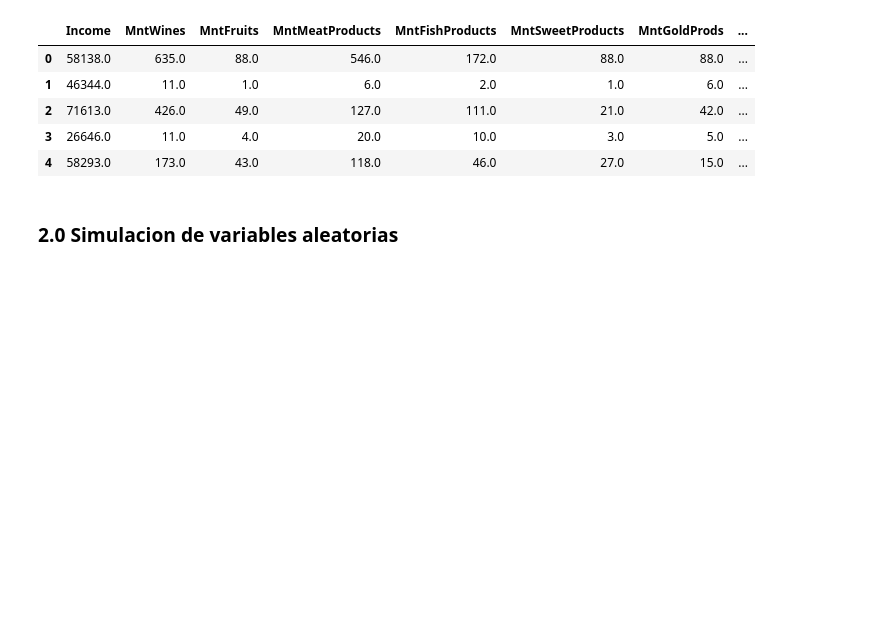
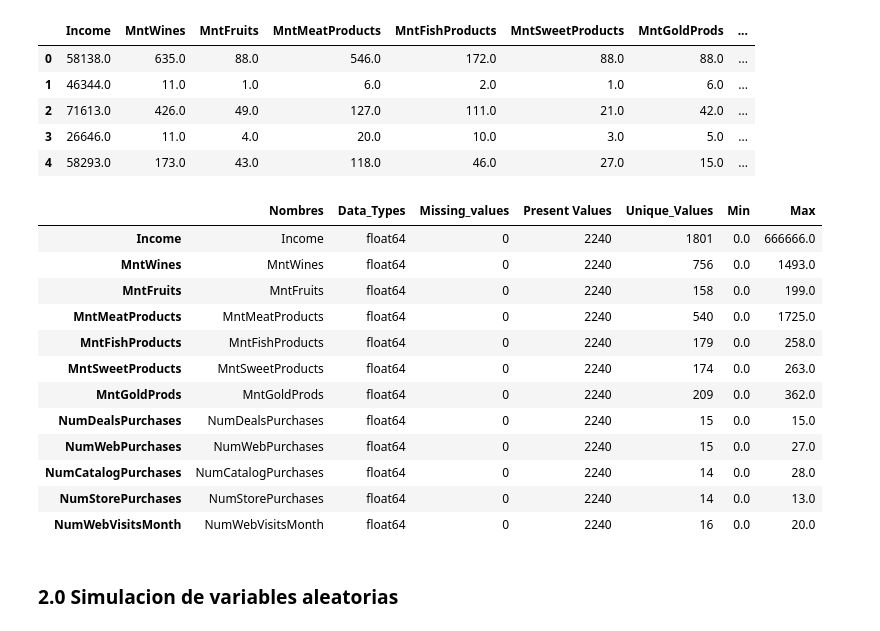
Before and after one commit to berlinpreciado21/ProyectoSimFin_CCorrales_BIPreciado_MVerea, a Jupyter notebook: PE1_BIPE_CCC_MV.ipynb, the cells around one changed output. Cells and saved outputs as stored; diff of their text form; code cells hidden in the pictures; blank space fills up the shorter version.

```diff
--- a/PE1_BIPE_CCC_MV.ipynb
+++ b/PE1_BIPE_CCC_MV.ipynb
@@ -112,6 +188,38 @@ datan.head(5)
 | 2 | 71613.0 | 426.0 | 49.0 | 127.0 | 111.0 | 21.0 | 42.0 | ... |
 | 3 | 26646.0 | 11.0 | 4.0 | 20.0 | 10.0 | 3.0 | 5.0 | ... |
 | 4 | 58293.0 | 173.0 | 43.0 | 118.0 | 46.0 | 27.0 | 15.0 | ... |
+# %%
+# Cambiar los valores faltantes por ceros
+datan['Income'].fillna(0, inplace = True)
+datan['MntWines'].fillna(0, inplace = True)
+datan['MntFruits'].fillna(0, inplace = True)
+datan['MntMeatProducts'].fillna(0, inplace = True)
+datan['MntFishProducts'].fillna(0, inplace = True)
+datan['MntSweetProducts'].fillna(0, inplace = True)
+datan['MntGoldProds'].fillna(0, inplace = True)
+datan['NumDealsPurchases'].fillna(0, inplace = True)
+datan['NumWebPurchases'].fillna(0, inplace = True)
+datan['NumCatalogPurchases'].fillna(0, inplace = True)
+datan['NumStorePurchases'].fillna(0, inplace = True)
+datan['NumWebVisitsMonth'].fillna(0, inplace = True)
+# %%
+report = dqr(datan)
+# Mostrar reporte
+report.head(60)
+# %% [output]
+|  | Nombres | Data_Types | Missing_values | Present Values | Unique_Values | Min | Max |
+| Income | Income | float64 | 0 | 2240 | 1801 | 0.0 | 666666.0 |
+| MntWines | MntWines | float64 | 0 | 2240 | 756 | 0.0 | 1493.0 |
+| MntFruits | MntFruits | float64 | 0 | 2240 | 158 | 0.0 | 199.0 |
+| MntMeatProducts | MntMeatProducts | float64 | 0 | 2240 | 540 | 0.0 | 1725.0 |
+| MntFishProducts | MntFishProducts | float64 | 0 | 2240 | 179 | 0.0 | 258.0 |
+| MntSweetProducts | MntSweetProducts | float64 | 0 | 2240 | 174 | 0.0 | 263.0 |
+| MntGoldProds | MntGoldProds | float64 | 0 | 2240 | 209 | 0.0 | 362.0 |
+| NumDealsPurchases | NumDealsPurchases | float64 | 0 | 2240 | 15 | 0.0 | 15.0 |
+| NumWebPurchases | NumWebPurchases | float64 | 0 | 2240 | 15 | 0.0 | 27.0 |
+| NumCatalogPurchases | NumCatalogPurchases | float64 | 0 | 2240 | 14 | 0.0 | 28.0 |
+| NumStorePurchases | NumStorePurchases | float64 | 0 | 2240 | 14 | 0.0 | 13.0 |
+| NumWebVisitsMonth | NumWebVisitsMonth | float64 | 0 | 2240 | 16 | 0.0 | 20.0 |
 # %% [markdown]
 ### 2.0 Simulacion de variables aleatorias
 # %% [markdown]
```
Also changed, not shown: parts of 30 cells of this notebook, 1 other file.
